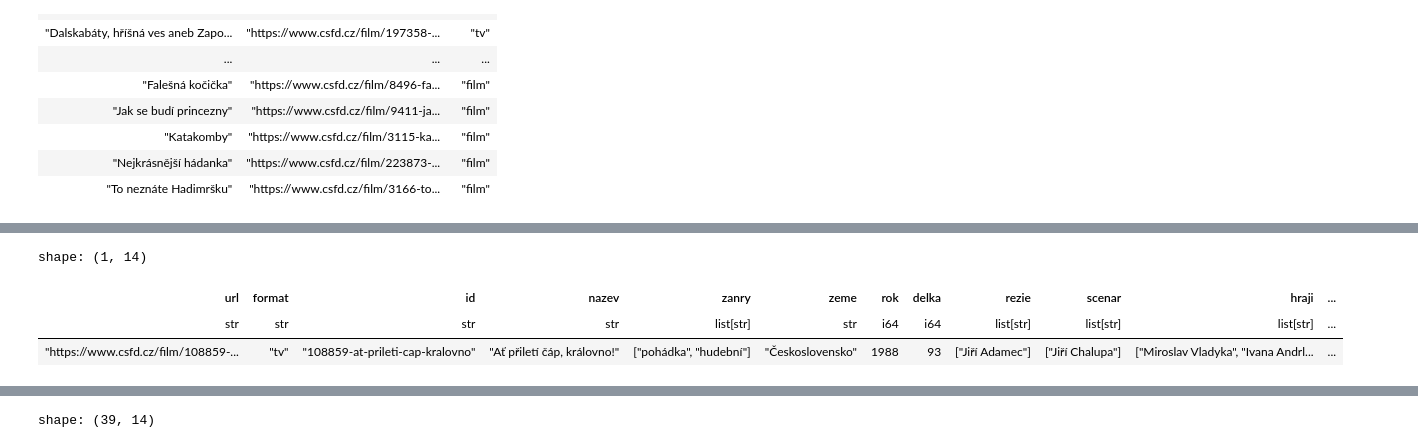
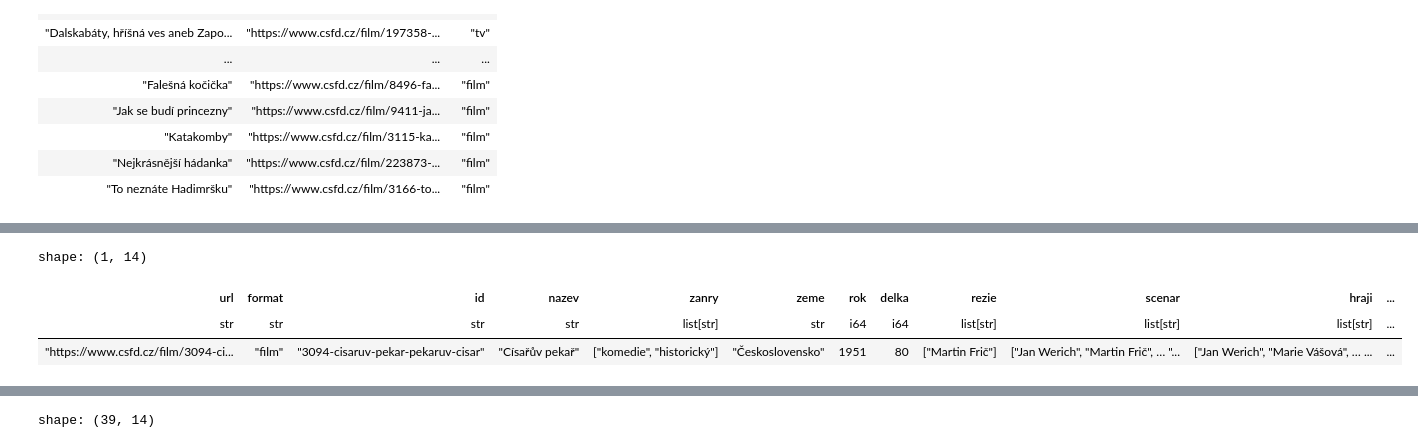
Before and after one commit to DataRozhlas/televizni-programy, a Jupyter notebook: 904b_vanocni_filmy_zkrouhnuti.ipynb, the cells around one changed output, grey strips where cells are left out. Saved outputs shown, nothing was run; the diff lists cells and outputs as text; code cells hidden in the pictures.

Commit message:
+ Císařův pekař

```diff
--- a/904b_vanocni_filmy_zkrouhnuti.ipynb
+++ b/904b_vanocni_filmy_zkrouhnuti.ipynb
@@ -89,7 +111,9 @@ shape: (1, 3)
 vanocni_final = vanocni.with_columns(
     pl.col('nazev').replace({'Císařův pekař - Pekařův císař':'Císařův pekař'})
 ).join(
-    vanocni_detaily,
+    vanocni_detaily.with_columns(
+        pl.col("nazev").replace({'Císařův pekař - Pekařův císař':'Císařův pekař'})
+    ),
     how='right',
     on='nazev'
 ).sort(
@@ -98,12 +122,12 @@ vanocni_final = vanocni.with_columns(
     ~pl.col("url").is_null()
 )
 # %%
-vanocni_final.sample()
+vanocni_final.filter(pl.col("nazev").str.contains("Císařův"))
 # %% [output]
 shape: (1, 14)
 | url | format | id | nazev | zanry | zeme | rok | delka | rezie | scenar | hraji | ... |
 | str | str | str | str | list[str] | str | i64 | i64 | list[str] | list[str] | list[str] | ... |
-| "https://www.csfd.cz/film/108859-... | "tv" | "108859-at-prileti-cap-kralovno" | "Ať přiletí čáp, královno!" | ["pohádka", "hudební"] | "Československo" | 1988 | 93 | ["Jiří Adamec"] | ["Jiří Chalupa"] | ["Miroslav Vladyka", "Ivana Andrl... | ... |
+| "https://www.csfd.cz/film/3094-ci... | "film" | "3094-cisaruv-pekar-pekaruv-cisar" | "Císařův pekař" | ["komedie", "historický"] | "Československo" | 1951 | 80 | ["Martin Frič"] | ["Jan Werich", "Martin Frič", … "... | ["Jan Werich", "Marie Vášová", … ... | ... |
 # %%
 vanocni_final.sort(by='pocet_hodnoceni')
 # %% [output]
```
Also changed, not shown: parts of 9 cells of this notebook, 2 other files.
